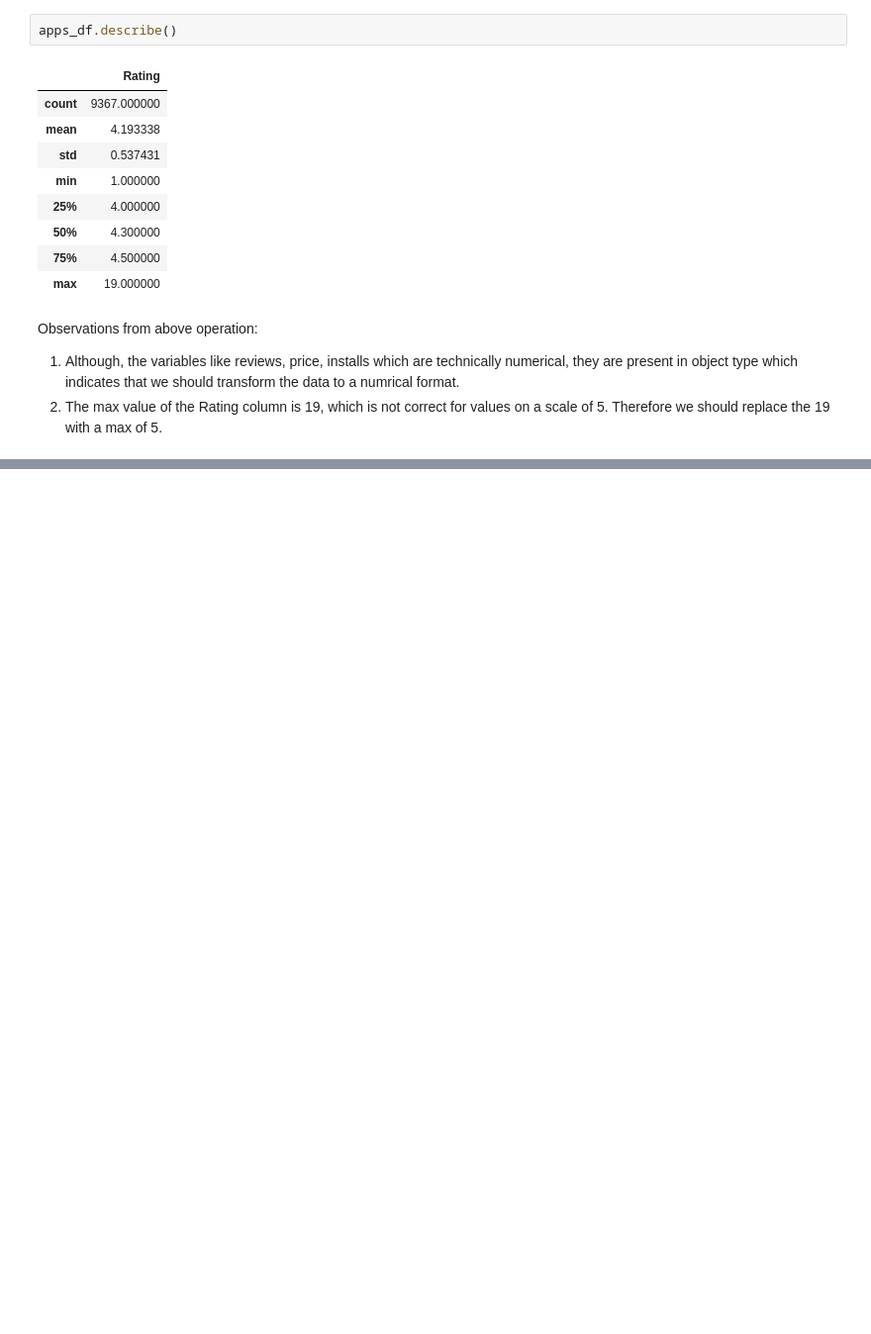
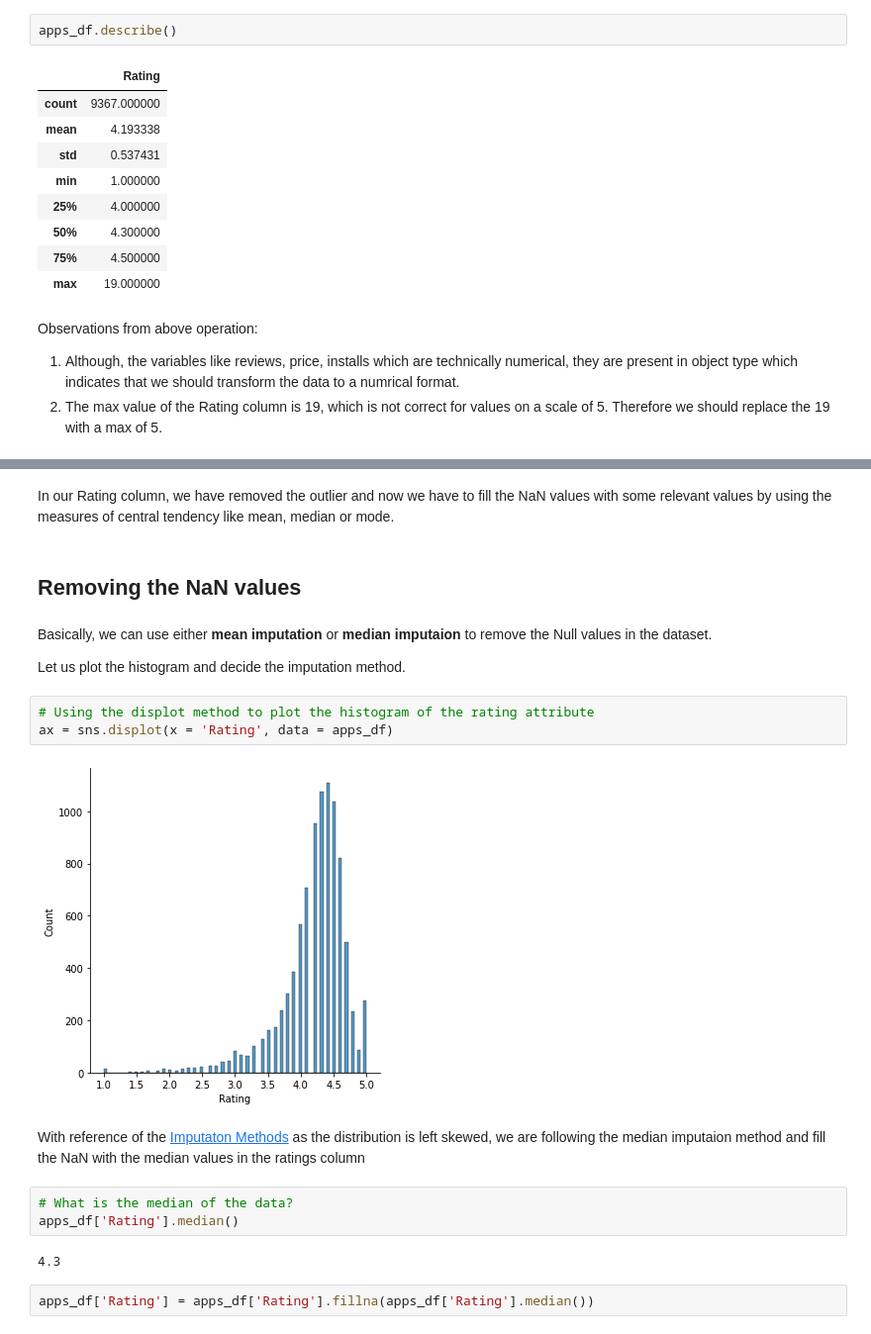
Before and after one commit to ganathetechie/AlmaBetter-Capstone-Project-1, a Jupyter notebook: Play_Store_App_Review_Analysis_Capstone_Project.ipynb, the cells around one changed output, grey strips where cells are left out. Shown at 99% size. Drawn from its saved outputs; the diff is of its cells as text; blank space fills up the shorter version.

```diff
--- a/Play_Store_App_Review_Analysis_Capstone_Project.ipynb
+++ b/Play_Store_App_Review_Analysis_Capstone_Project.ipynb
@@ -153,0 +192,22 @@ sns.boxplot(apps_df.Rating)
+# %% [markdown]
+In our Rating column, we have removed the outlier and now we have to fill the NaN values with some relevant values by using the measures of central tendency like mean, median or mode.
+# %% [markdown]
+## Removing the NaN values
+# %% [markdown]
+Basically, we can use either **mean imputation** or **median imputaion** to remove the Null values in the dataset.
+
+Let us plot the histogram and decide the imputation method.
+# %%
+# Using the displot method to plot the histogram of the rating attribute
+ax = sns.displot(x = 'Rating', data = apps_df)
+# %% [output]
+[figure, added]
+# %% [markdown]
+With reference of the [Imputaton Methods](https://vitalflux.com/pandas-impute-missing-values-mean-median-mode/) as the distribution is left skewed, we are following the median imputaion method and fill the NaN with the median values in the ratings column
+# %%
+# What is the median of the data?
+apps_df['Rating'].median()
+# %% [output]
+4.3
+# %%
+apps_df['Rating'] = apps_df['Rating'].fillna(apps_df['Rating'].median())
```
Also changed, not shown: parts of 19 cells of this notebook.
